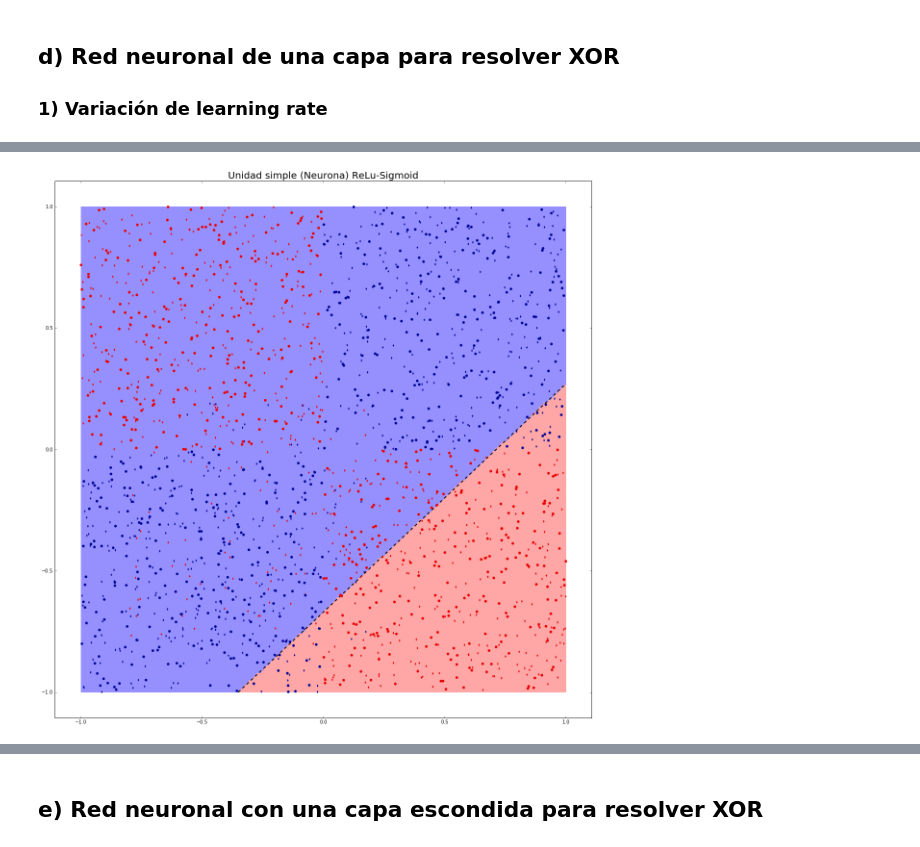
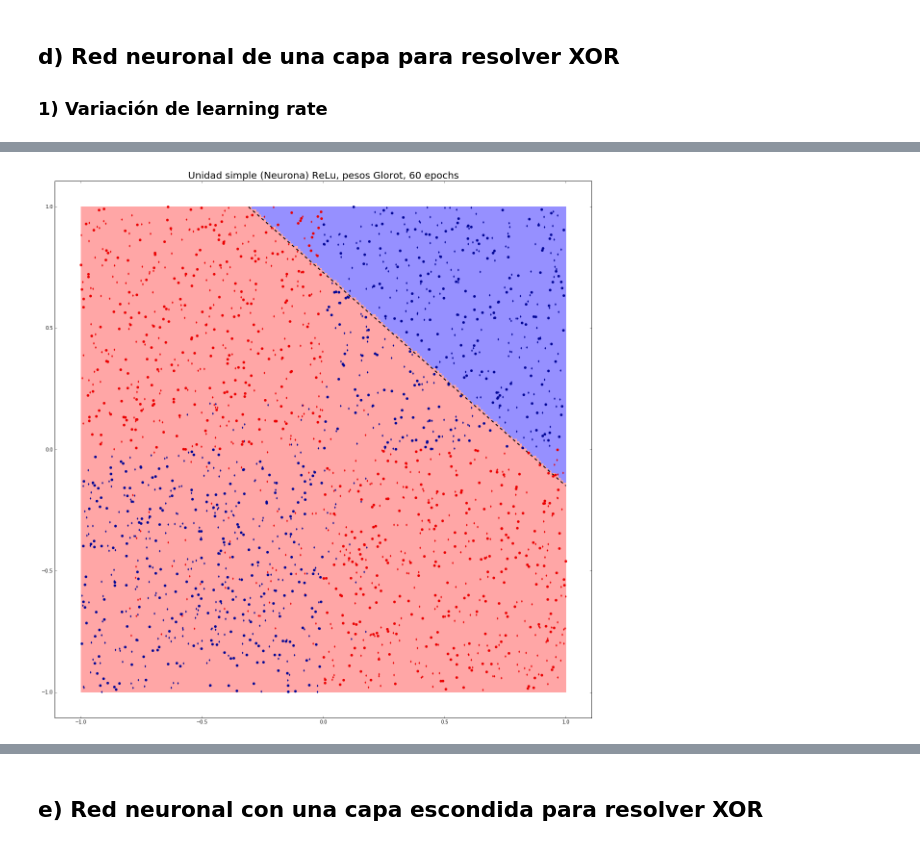
Before and after one commit to asazo/ML, a Jupyter notebook: tarea3/pregunta1.ipynb, the cells around one changed output, grey strips where cells are left out. Cells and saved outputs as stored; diff of their text form; code cells hidden in the pictures.

Commit message:
Update modelo una neurona

```diff
--- a/tarea3/pregunta1.ipynb
+++ b/tarea3/pregunta1.ipynb
@@ -288,16 +290,14 @@ lr=1.00000       loss: 0.585380294323    accuracy: 0.655
 # %%
-# Variacion de activacion de entrada
+# Variacion de activacion
 models_act_i = []
 print u"\n Variación de activación de entrada"
 for a in activation:
-    n_h=1
     model = Sequential()
     model.add(Dense(1, input_dim=X_train.shape[1], init='uniform', activation=a))
-    model.add(Dense(n_h, init='uniform', activation='sigmoid'))
-    model.compile(optimizer=SGD(lr=1.0), loss='binary_crossentropy', metrics=['accuracy'])
+    model.compile(optimizer=SGD(lr=1.0), loss='binary_crossentropy', metrics=['accuracy', 'recall'])
     model.fit(X_train, Y_train, nb_epoch=50, batch_size=100, verbose=0)
     models_act_i.append(model)
     scores = model.evaluate(X_test, Y_test, verbose=0)
-    print u"Activación: %s" % a + "\t loss:",scores[0],"\t accuracy:", scores[1]
+    print u"Activación: %s"%a+"\t loss: %.2f"%scores[0]+"\t accuracy: %.2f"%scores[1]+"\t recall: %.2f"%scores[2]
 # %% [output]
  Variación de activación de entrada
@@ -330,16 +329,14 @@ Activación: tanh         loss: 8.23634684753     accuracy: 0.489
 # %%
-# Variacion inicializacion de pesos en input y output
-models_weight = []
+# Variacion epochs (convergencia)
+models_epochs = []
 print u"\n Variación de pesos"
-for w in weights:
-    n_h=1
+for n_epoch in n_epochs:
     model = Sequential()
-    model.add(Dense(1, input_dim=X_train.shape[1], init=w, activation='relu'))
-    model.add(Dense(n_h, init=w, activation='sigmoid'))
-    model.compile(optimizer=SGD(lr=1.0), loss='binary_crossentropy', metrics=['accuracy'])
-    model.fit(X_train, Y_train, nb_epoch=50, batch_size=100, verbose=0)
-    models_weight.append(model)
+    model.add(Dense(1, input_dim=X_train.shape[1], init='glorot_normal', activation='relu'))
+    model.compile(optimizer=SGD(lr=1.0), loss='binary_crossentropy', metrics=['accuracy','recall'])
+    model.fit(X_train, Y_train, nb_epoch=n_epoch, batch_size=100, verbose=0)
+    models_epochs.append(model)
     scores = model.evaluate(X_test, Y_test, verbose=0)
-    print u"Pesos: %s" % w + "\t loss:",scores[0],"\t accuracy:", scores[1]
+    print u"# epochs:%d"%n_epoch+"\t loss: %.2f"%scores[0]+"\t accuracy: %.2f"%scores[1]+"\t recall: %.2f"%scores[2]
 # %% [output]
  Variación de pesos
@@ -352,14 +348,0 @@ Pesos: glorot_normal     loss: 0.593675960064    accuracy: 0.681
-# %%
-# Variacion epochs (convergencia)
-models_epochs = []
-print u"\n Variación de pesos"
-for n_epoch in n_epochs:
-    n_h=1
-    model = Sequential()
-    model.add(Dense(1, input_dim=X_train.shape[1], init='glorot_normal', activation='relu'))
-    model.add(Dense(n_h, init='glorot_normal', activation='sigmoid'))
-    model.compile(optimizer=SGD(lr=1.0), loss='binary_crossentropy', metrics=['accuracy'])
-    model.fit(X_train, Y_train, nb_epoch=n_epoch, batch_size=100, verbose=0)
-    models_epochs.append(model)
-    scores = model.evaluate(X_test, Y_test, verbose=0)
-    print u"# epochs:",n_epoch,"\t loss:",scores[0],"\t accuracy:", scores[1]
@@ -374,4 +349,5 @@ for n_epoch in n_epochs:
 # %%
-plot_classifier(models_weight[0],X_train,Y_train,X_test,Y_test,'ann', u"Unidad simple (Neurona) ReLu-Sigmoid")
+plot_classifier(models_epochs[1],X_train,Y_train,X_test,Y_test,
+                'ann', u"Unidad simple (Neurona) ReLu, pesos Glorot, 60 epochs")
 # %% [output]
-[figure, old version]
+[figure, new version]
```
Also changed, not shown: parts of 16 cells of this notebook, 1 other file.
